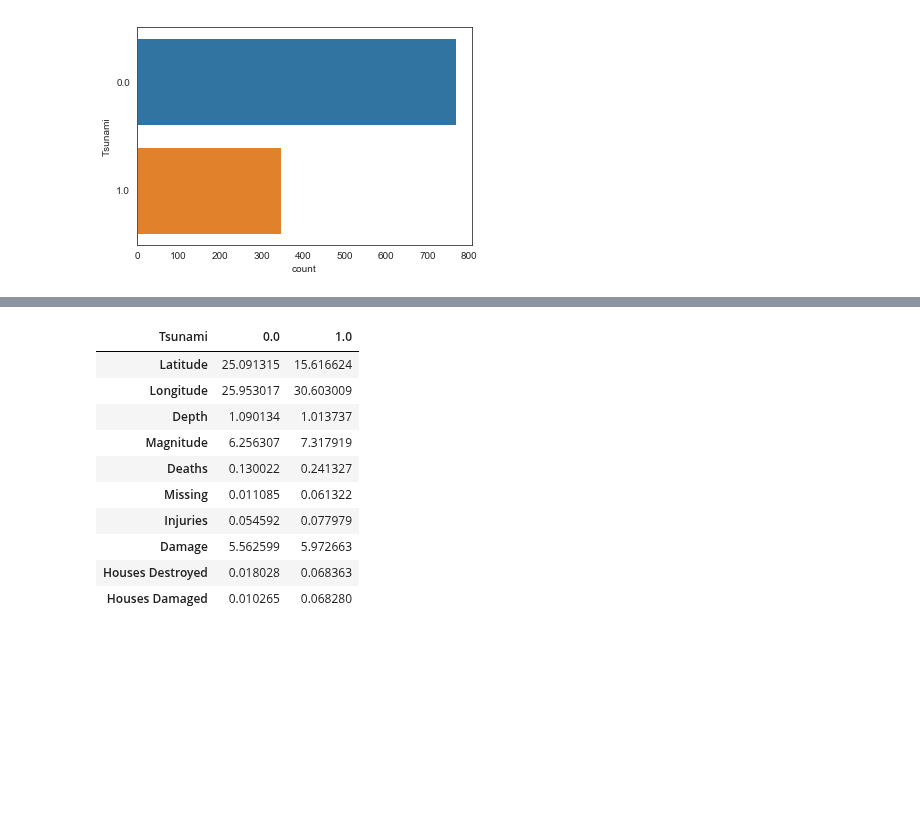
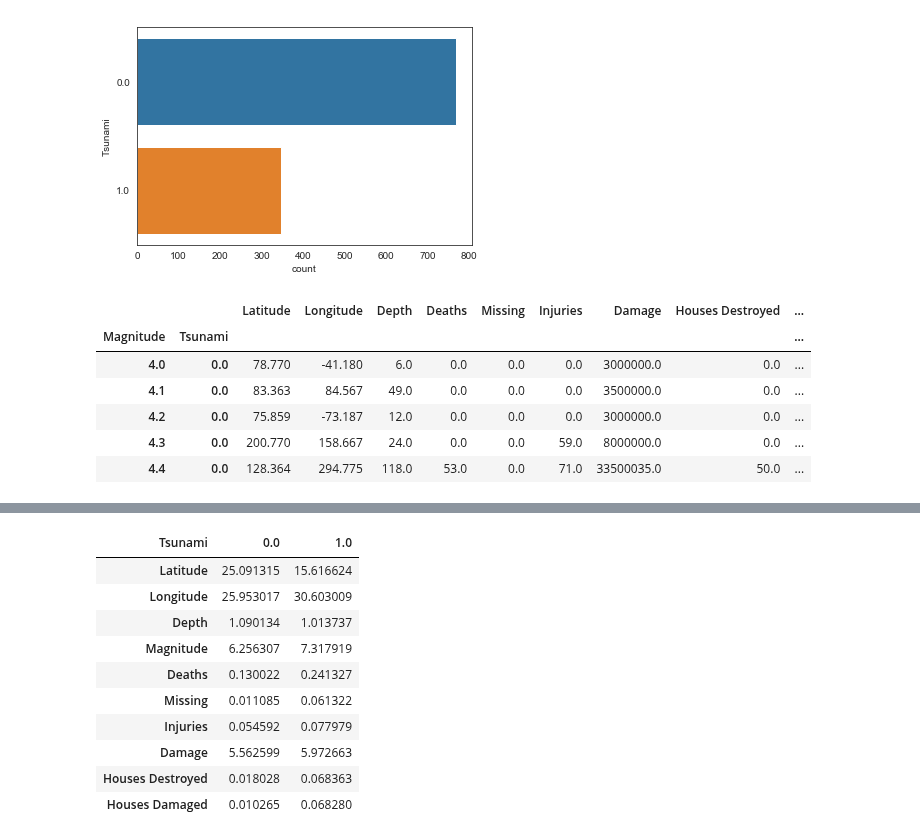
Before and after one commit to labs13-quake-viewer/ds-notebooks, a Jupyter notebook: Plots.ipynb, the cells around one changed output, grey strips where cells are left out. Cells and saved outputs as stored; diff of their text form; code cells hidden in the pictures; blank space fills up the shorter version.

```diff
--- a/Plots.ipynb
+++ b/Plots.ipynb
@@ -94,0 +111,11 @@ magnitude.to_csv('magnitude.csv', index=False)
+# %%
+mag_tsu = copy_of_damage.groupby(['Magnitude', 'Tsunami']).sum()
+mag_tsu.head()
+# %% [output]
+|  |  | Latitude | Longitude | Depth | Deaths | Missing | Injuries | Damage | Houses Destroyed | ... |
+| Magnitude | Tsunami |  |  |  |  |  |  |  |  | ... |
+| 4.0 | 0.0 | 78.770 | -41.180 | 6.0 | 0.0 | 0.0 | 0.0 | 3000000.0 | 0.0 | ... |
+| 4.1 | 0.0 | 83.363 | 84.567 | 49.0 | 0.0 | 0.0 | 0.0 | 3500000.0 | 0.0 | ... |
+| 4.2 | 0.0 | 75.859 | -73.187 | 12.0 | 0.0 | 0.0 | 0.0 | 3000000.0 | 0.0 | ... |
+| 4.3 | 0.0 | 200.770 | 158.667 | 24.0 | 0.0 | 0.0 | 59.0 | 8000000.0 | 0.0 | ... |
+| 4.4 | 0.0 | 128.364 | 294.775 | 118.0 | 53.0 | 0.0 | 71.0 | 33500035.0 | 50.0 | ... |
```
Also changed, not shown: parts of 9 cells of this notebook.
